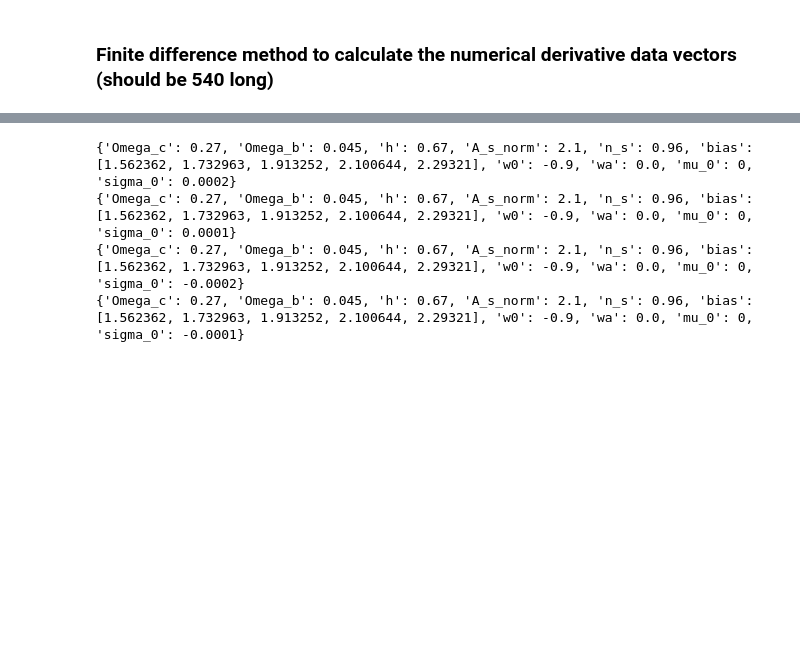
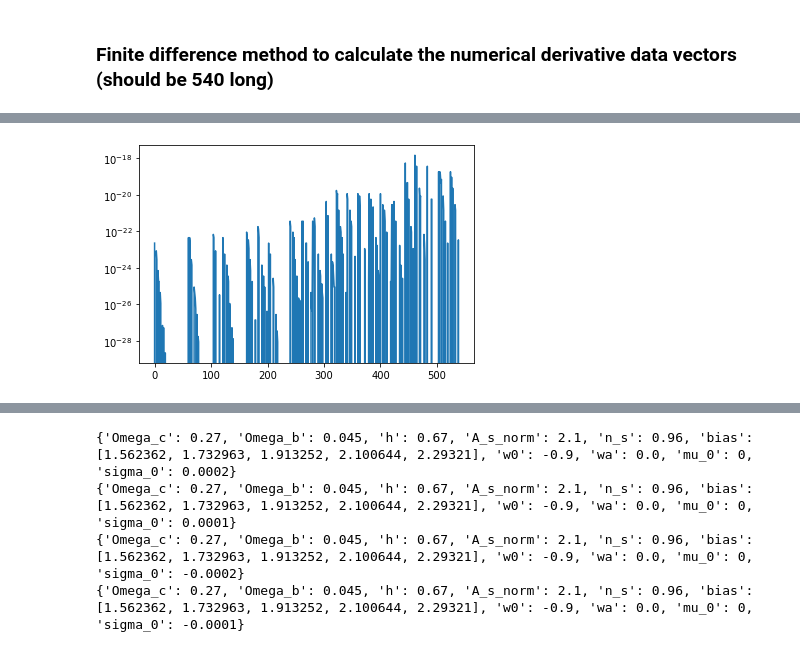
Before and after one commit to OSmotherly/LSST_mg_scale_forecasting, a Jupyter notebook: data_vector_function_multiple_bias_wa.ipynb, the cells around one changed output, grey strips where cells are left out. Cells and saved outputs as stored; diff of their text form; code cells hidden in the pictures; blank space fills up the shorter version.

```diff
--- a/data_vector_function_multiple_bias_wa.ipynb
+++ b/data_vector_function_multiple_bias_wa.ipynb
@@ -270,0 +383,9 @@ def numerical_deriv(param,h):
+# %%
+ia_bias_2_deriv = numerical_deriv('ia_bias_2', 0.01)
+
+plt.plot(ia_bias_2_deriv)
+plt.yscale('log')
+
+plt.show()
+# %% [output]
+[figure, added]
```
Also changed, not shown: parts of 30 cells of this notebook.
